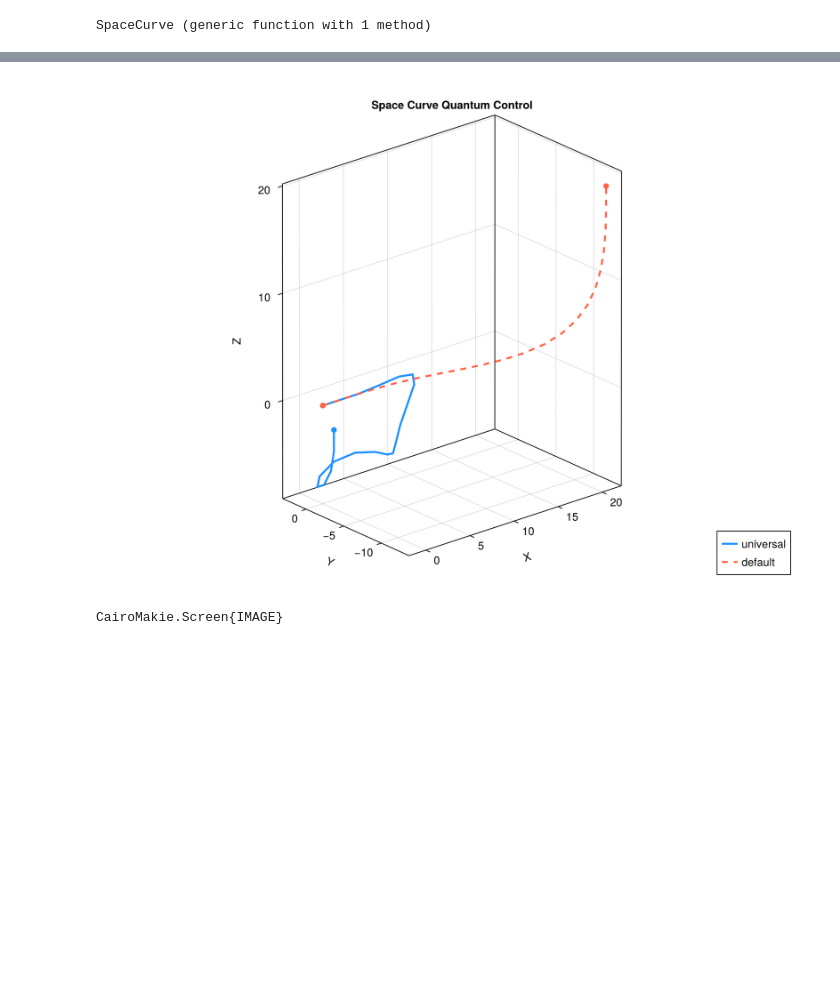
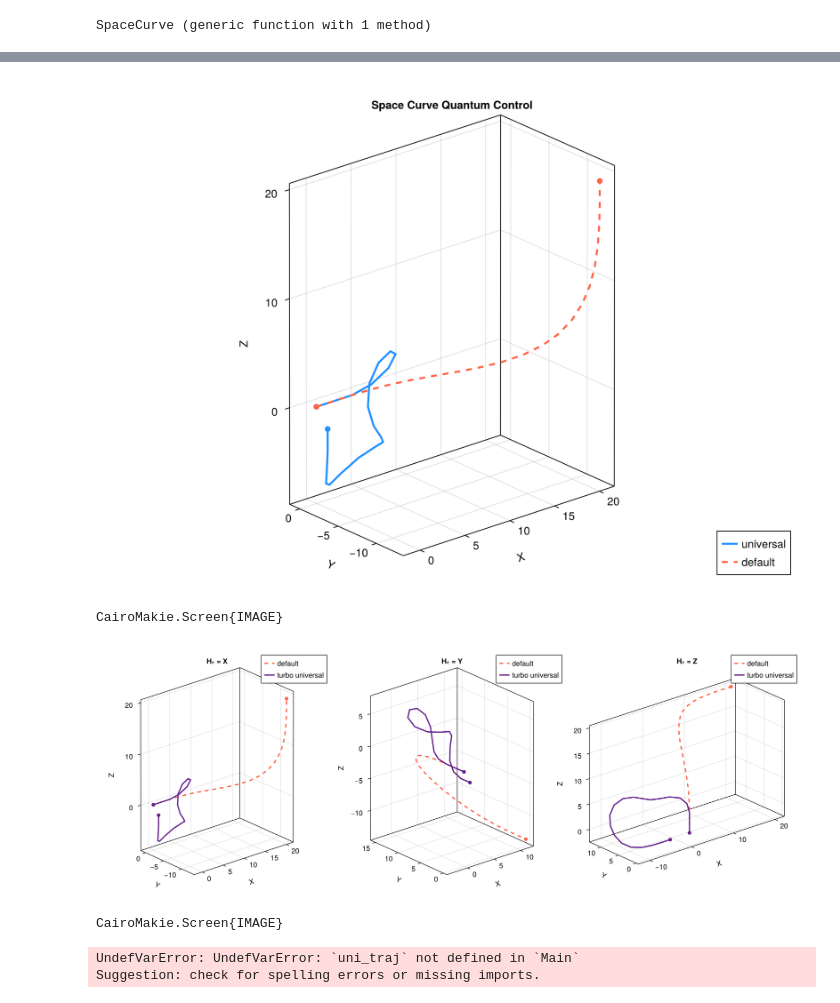
Before and after one commit to samafine1/notebooks, a Jupyter notebook: src/uni_robust_comp_fast.ipynb, the cells around one changed output, grey strips where cells are left out. Drawn from its saved outputs; the diff is of its cells as text; code cells hidden in the pictures; blank space fills up the shorter version.

Commit message:
turbo

```diff
--- a/src/uni_robust_comp_fast.ipynb
+++ b/src/uni_robust_comp_fast.ipynb
@@ -286,8 +321,10 @@ T = 20, (Ũ⃗ = 1:8, a = 9:11, da = 12:14, dda = 15:17, → Δt = 18:18)
 # %%
 using NamedTrajectories
 
-uni_traj = uni_prob.trajectory
+# uni_traj = uni_prob.trajectory
 default_traj = def.trajectory
+# f_uni_traj = f_uni_prob.trajectory
+t_uni_traj = t_uni_prob.trajectory
 
 function SpaceCurve(traj::NamedTrajectory, U_goal::AbstractMatrix{<:Number}, H_err::AbstractMatrix{<:Number})
     T = traj.T
@@ -337,10 +375,10 @@ end
 
 Hₑ = PAULIS.X
 
-uni_curve     = SpaceCurve(uni_traj, U_goal, Hₑ)
+t_uni_curve     = SpaceCurve(t_uni_traj, U_goal, Hₑ)
 default_curve = SpaceCurve(default_traj, U_goal, Hₑ)
 
-x1, y1, z1 = to_xyz(uni_curve)
+x1, y1, z1 = to_xyz(t_uni_curve)
 x2, y2, z2 = to_xyz(default_curve)
 
 pushfirst!(x1, 0.0)
@@ -368,6 +406,6 @@ CM.axislegend(ax; position = :rb)
 
 display(f)
 # %% [output]
-[figure, old version]
+[figure, new version]
 CairoMakie.Screen{IMAGE}
 # %%
@@ -409,3 +456,66 @@ display(f)
+# %%
+using CairoMakie
+const CM = CairoMakie
+
+# --- helpers ---------------------------------------------------------------
+
+# Prepend the origin to each coordinate vector
+prepend_origin!(xs...) = (foreach(v -> pushfirst!(v, 0.0), xs); nothing)
+
+# Define CURVE_SPECS once, then mutate it on reruns to avoid the const redefinition warning
+if !@isdefined CURVE_SPECS
+    const CURVE_SPECS = NamedTuple{(:name,:traj,:linecolor,:linestyle,:startcolor,:endcolor)}[]
+end
+empty!(CURVE_SPECS)
+append!(CURVE_SPECS, [
+    # (name = "universal",       traj = () -> uni_traj,    linecolor = :dodgerblue,  linestyle = :solid, startcolor = :dodgerblue,  endcolor = :dodgerblue),
+    (name = "default",         traj = () -> default_traj,linecolor = :tomato,      linestyle = :dash,  startcolor = :tomato,      endcolor = :tomato),
+    # (name = "fast universal",  traj = () -> f_uni_traj,  linecolor = :darkgreen, linestyle = :dash,  startcolor = :darkgreen, endcolor = :darkgreen),
+    (name = "turbo universal", traj = () -> t_uni_traj,  linecolor = :darkorchid4,      linestyle = :solid,  startcolor = :darkorchid4,      endcolor = :darkorchid4),
+])
+
+# Build SpaceCurve objects for a given Hₑ (also set the global Hₑ used elsewhere)
+function curves_for(Hₑ_sym)
+    global Hₑ = Hₑ_sym  # required because SpaceCurve (or other code) reads global Hₑ
+    return [
+        (label = spec.name,
+         curve = SpaceCurve(spec.traj(), U_goal, Hₑ_sym),
+         linecolor = spec.linecolor,
+         linestyle = spec.linestyle,
+         startcolor = spec.startcolor,
+         endcolor   = spec.endcolor)
+        for spec in CURVE_SPECS
+    ]
+end
+
+# --- plotting --------------------------------------------------------------
+
+function plot_pair!(pos, Hₑ_sym, ttl)
+    ax = CM.Axis3(pos; xlabel = "X", ylabel = "Y", zlabel = "Z", title = ttl, aspect = :data)
+
+    for spec in curves_for(Hₑ_sym)
+        x, y, z = to_xyz(spec.curve)
+        prepend_origin!(x, y, z)
+
+        CM.lines!(ax, x, y, z; linewidth = 2.5, color = spec.linecolor, linestyle = spec.linestyle, label = spec.label)
+        CM.scatter!(ax, [first(x)], [first(y)], [first(z)]; markersize = 10, color = spec.startcolor)
+        CM.scatter!(ax, [last(x)],  [last(y)],  [last(z)];  markersize = 10, color = spec.endcolor)
+    end
+
+    CM.axislegend(ax; position = :rt)
+    return ax
+end
+
+# --- figure ---------------------------------------------------------------
+
+f = CM.Figure(size = (1400, 500))
+for (i, (Hₑ, tag)) in enumerate(((PAULIS.X, "X"), (PAULIS.Y, "Y"), (PAULIS.Z, "Z")))
+    plot_pair!(f[1, i], Hₑ, "Hₑ = $tag")
+end
+display(f)
+# %% [output]
+[figure, added]
+CairoMakie.Screen{IMAGE}
 # %%
 ket_0 = [1.0,0.0]
 
@@ -417,6 +527,9 @@ expect_val_z = [real(tr(PAULIS.Z * iso_vec_to_operator(uni_traj.Ũ⃗[:, t]) * r
 expect_val_x_1 = [real(tr(PAULIS.X * iso_vec_to_operator(default_traj.Ũ⃗[:, t]) * rho_0 * iso_vec_to_operator(default_traj.Ũ⃗[:, t])')) for t in 1:default_traj.T]
 expect_val_y_1 = [real(tr(PAULIS.Y * iso_vec_to_operator(default_traj.Ũ⃗[:, t]) * rho_0 * iso_vec_to_operator(default_traj.Ũ⃗[:, t])')) for t in 1:default_traj.T]
 expect_val_z_1 = [real(tr(PAULIS.Z * iso_vec_to_operator(default_traj.Ũ⃗[:, t]) * rho_0 * iso_vec_to_operator(default_traj.Ũ⃗[:, t])')) for t in 1:default_traj.T]
+# %% [output]
+UndefVarError: UndefVarError: `uni_traj` not defined in `Main`
+Suggestion: check for spelling errors or missing imports.
 # %%
 using CairoMakie
 using GeometryBasics
```
Also changed, not shown: parts of 11 cells of this notebook, 4 other files.
